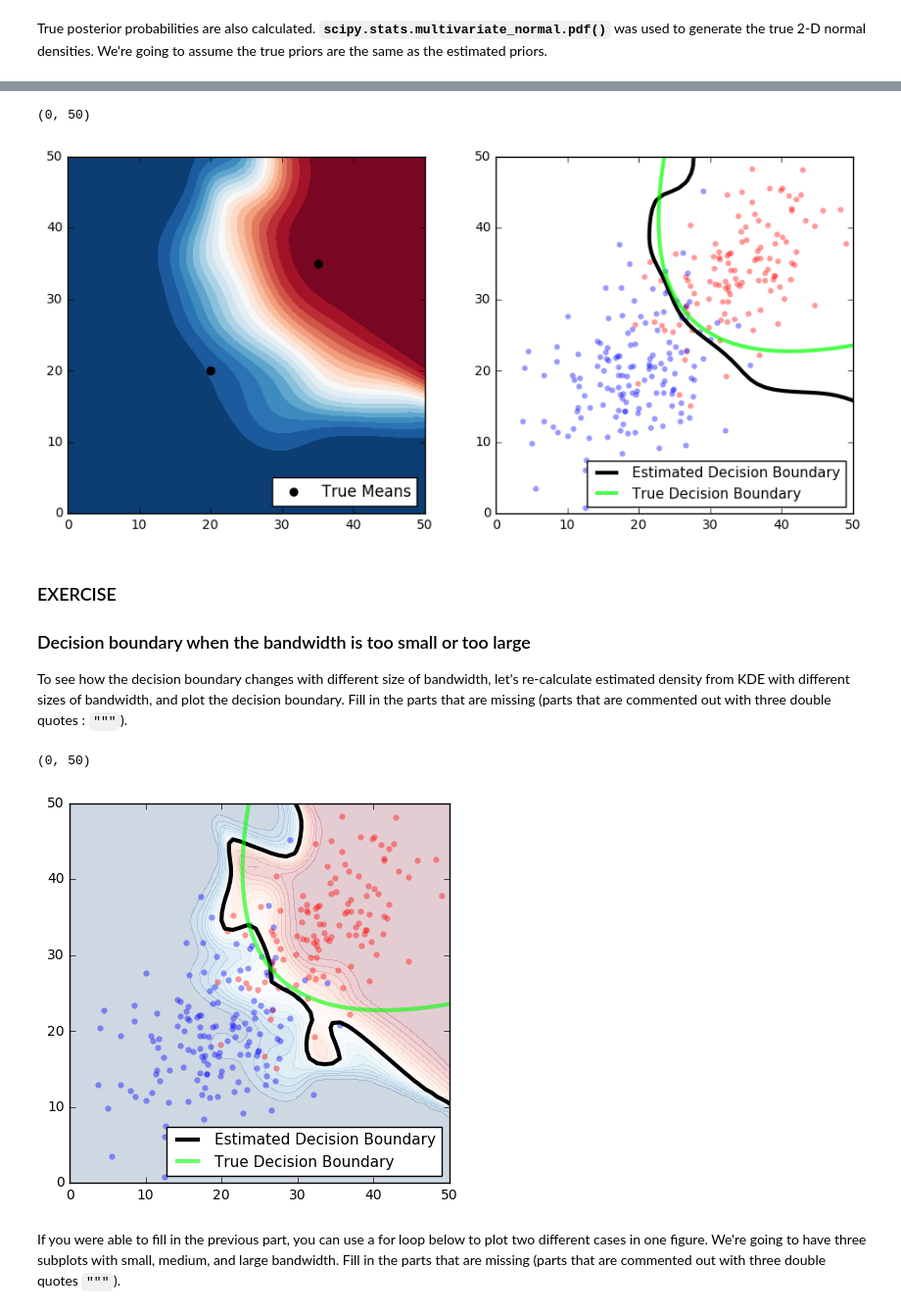
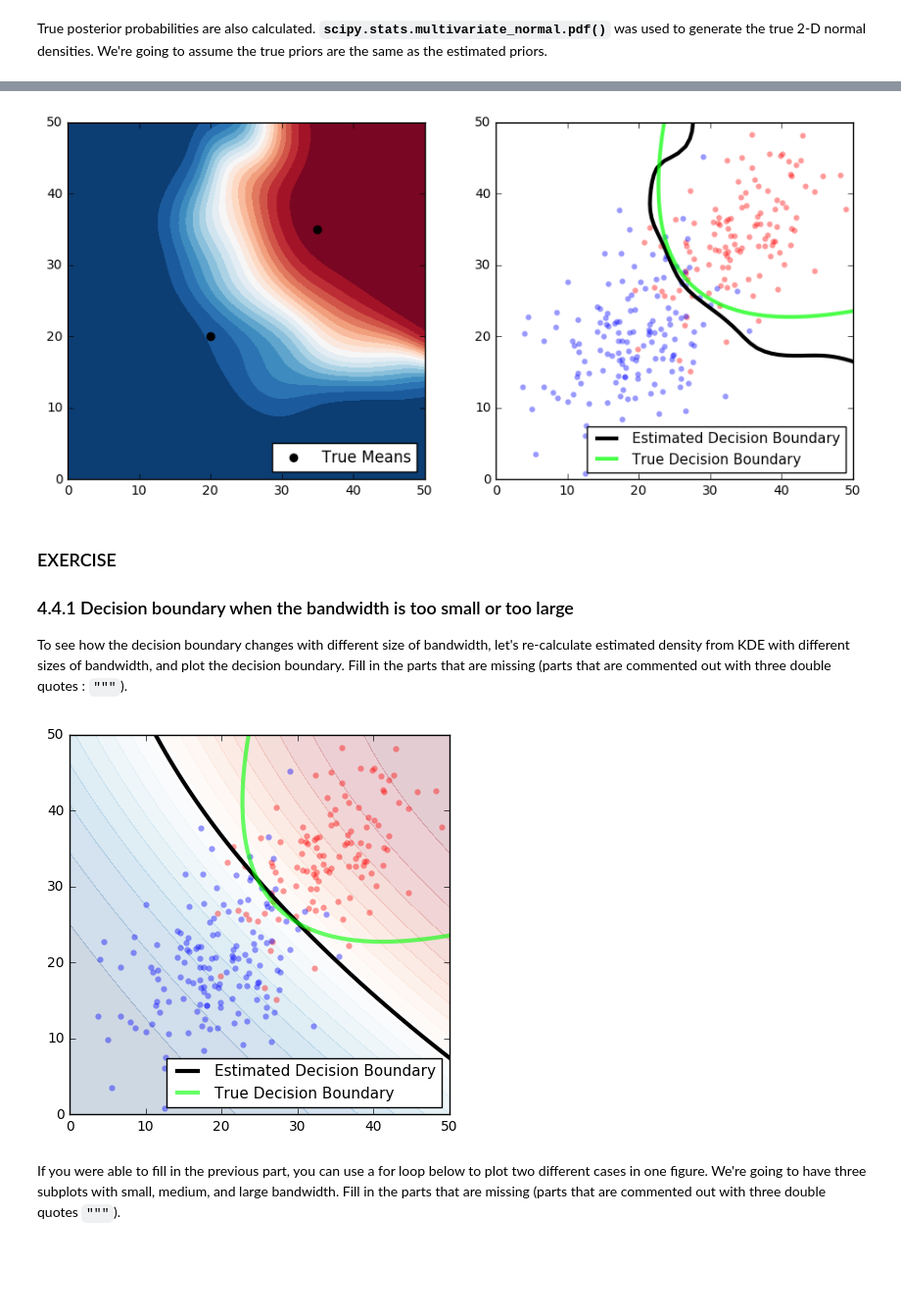
Before and after one commit to jihyunp/DIPA_KDE, a Jupyter notebook: BigDIPA_KDE_lab_with_solutions.ipynb, the cells around one changed output, grey strips where cells are left out. Shown at 98% size. Drawn from its saved outputs; the diff is of its cells as text; code cells hidden in the pictures; blank space fills up the shorter version.

```diff
--- a/BigDIPA_KDE_lab_with_solutions.ipynb
+++ b/BigDIPA_KDE_lab_with_solutions.ipynb
@@ -86,7 +84,7 @@ seed(135)
 Xdata = np.zeros((0,2))
 true_means = np.zeros((0,2))
 true_covs = []
-true_Ns = []
+sample_sizes = []
 
 for i in range(n_gaussians):
     mean = uniform(5, nX-5, size=2)
@@ -99,4 +97,7 @@ for i in range(n_gaussians):
     Xdata = np.concatenate((Xdata, d), axis=0)
     true_means = np.concatenate((true_means, mean[np.newaxis,:]), axis=0)
     true_covs.append(cov_mat)
-    true_Ns.append(n_sample)
+    sample_sizes.append(n_sample)
+
+print('Xdata generated from %d Gaussians.' % n_gaussians)
+print('Total sample size: %d' % sum(sample_sizes))
@@ -169,11 +178,15 @@ It is better to define a wrapper function since this will be used a lot!
 # %%
 def run_kde(Xdata, bandwidth, metric, kernel):
     """ Construct a KernelDensity object, fit with the data points we generated,
-        and then return the evaluated density for the (50 X 50) mesh grid """
+        and then return the evaluated density for the (ngrid X ngrid) mesh grid """
     # Construct a kernel density object
     kde = KernelDensity(bandwidth=bandwidth, metric=metric, kernel=kernel)
     kde.fit(Xdata)
     # kde.score_samples() returns values in log scale
-    phat = np.exp(kde.score_samples(xy))
+    # xy is the flattened mesh grid that we defined earlier (used as global var.)
+    log_p_hat = kde.score_samples(xy)
+    phat = np.exp(log_p_hat)
     phat = phat.reshape((ngrid, ngrid), order='F')
     return phat
+
+print('Function run_kde() defined.')
@@ -578,13 +634,16 @@ fig, axs = plt.subplots(1,2, figsize=(11,5))
 
 # First subplot
 ax = axs[0]
+# Contour plot
 levels = np.linspace(p_blue_x.min(), p_blue_x.max(), 20)
 ax.contourf(X, Y, p_blue_x, levels=levels, cmap='RdBu')
+# Plot means
 ax.scatter(Gaussian1['mean'][0], Gaussian1['mean'][1], s=35, c='black', label="True Means")
 ax.scatter(Gaussian2['mean'][0], Gaussian2['mean'][1], s=35, c='black')
+
 ax.legend(loc='lower right', scatterpoints=1)
-ax.set_xlim(0,nX)
-ax.set_ylim(0,nY)
+xlim = ax.set_xlim(0,nX)
+ylim = ax.set_ylim(0,nY)
 
 
 # Second subplot
@@ -593,65 +652,66 @@ ax = axs[1]
 # Data points
 ax.scatter(Gaussian1['data'][:,0], Gaussian1['data'][:,1], linewidth=0, color='red', alpha=0.4)
 ax.scatter(Gaussian2['data'][:,0], Gaussian2['data'][:,1], linewidth=0, color='blue', alpha=0.4)
-
+# Decision boundaries
 ax.contour(X, Y, p_red_x- p_blue_x, levels=[0.0],
            colors='black', linewidths=3)
 ax.contour(X, Y, p_red_x_true- p_blue_x_true, levels=[0.0], alpha=0.7,
            colors='lime', linewidths=3, labels='True Decision Boundary')
-
 # Below lines are for the legend creation.
 ax.plot([],[], color='black', linewidth=3, label='Estimated Decision Boundary')
 ax.plot([],[], color='lime', linewidth=3, alpha=0.7, label='True Decision Boundary')
 ax.legend(loc='lower right', fontsize=11)
 ax.set_xlim(0,nX)
 ax.set_ylim(0,nY)
+plt.show()
 # %% [output]
-(0, 50)
 [figure]
 # %% [markdown]
 ### EXERCISE
-### Decision boundary when the bandwidth is too small or too large
+### 4.4.1 Decision boundary when the bandwidth is too small or too large
 
 To see how the decision boundary changes with different size of bandwidth, let's re-calculate estimated density from KDE with different sizes of bandwidth, and plot the decision boundary. Fill in the parts that are missing (parts that are commented out with three double quotes : `"""`).
 # %%
-selected_bw = 2#"""number for bandwidth"""
+selected_bw = 10#"""number for bandwidth"""
 
 fig, ax = plt.subplots(1,1, figsize=(5,5))
 
-p_x_red = run_kde(Gaussian1['data'], bandwidth=selected_bw, metric='euclidean', kernel='gaussian')
-p_x_blue = run_kde(Gaussian2['data'], bandwidth=selected_bw, metric='euclidean', kernel='gaussian')
+p_x_red = run_kde(Gaussian1['data'], bandwidth=selected_bw, metric='euclidean', kernel='gaussian')#"""Fill in this part""")
+p_x_blue = run_kde(Gaussian2['data'], bandwidth=selected_bw, metric='euclidean', kernel='gaussian')#"""Fill in this part""")
 
 # Posterior probability
+"""Feel free to add more lines of code"""
 p_red_x_ = p_x_red * p_red
 p_blue_x_ = p_x_blue * p_blue
 denom = p_red_x_ + p_blue_x_
 
-p_red_x = p_red_x_ / denom #"""Equation for posterior probability"""
-p_blue_x = p_blue_x_ / denom # """Equation for posterior probability"""
+p_red_x = p_red_x_ / denom#"""Equation for posterior probability"""
+p_blue_x = p_blue_x_ / denom#"""Equation for posterior probability"""
 
+# Contour plot
 levels = np.linspace(p_blue_x.min(), p_blue_x.max(), 20)
 ax.contourf(X, Y, p_blue_x, levels=levels, cmap='RdBu', alpha=0.2)
 
 # Data points
 ax.scatter(Gaussian1['data'][:,0], Gaussian1['data'][:,1], linewidth=0, color='red', alpha=0.4)
 ax.scatter(Gaussian2['data'][:,0], Gaussian2['data'][:,1], linewidth=0, color='blue', alpha=0.4)
 
 # Estimated decision boundary
 ax.contour(X, Y, p_red_x - p_blue_x, levels=[0.0],
            colors='black', linewidths=3)
 # True decision boundary
 ax.contour(X, Y, p_red_x_true - p_blue_x_true, levels=[0.0], alpha=0.6,
            colors='lime', linewidths=3, labels='True Decision Boundary')
 
 # Below lines are for legend creation.
 ax.plot([],[], color='black', linewidth=3, label='Estimated Decision Boundary')
 ax.plot([],[], color='lime', linewidth=3, alpha=0.6, label='True Decision Boundary')
 ax.legend(loc='lower right', fontsize=11)
 ax.set_xlim(0,nX)
 ax.set_ylim(0,nY)
+plt.show()
 # %% [output]
-(0, 50)
-[figure, old version]
+[figure, new version]
 # %% [markdown]
 If you were able to fill in the previous part, you can use a for loop below to plot two different cases in one figure. We're going to have three subplots with small, medium, and large bandwidth. Fill in the parts that are missing (parts that are commented out with three double quotes `"""`).
 # %%
```
Also changed, not shown: parts of 45 cells of this notebook, 1 other file.
